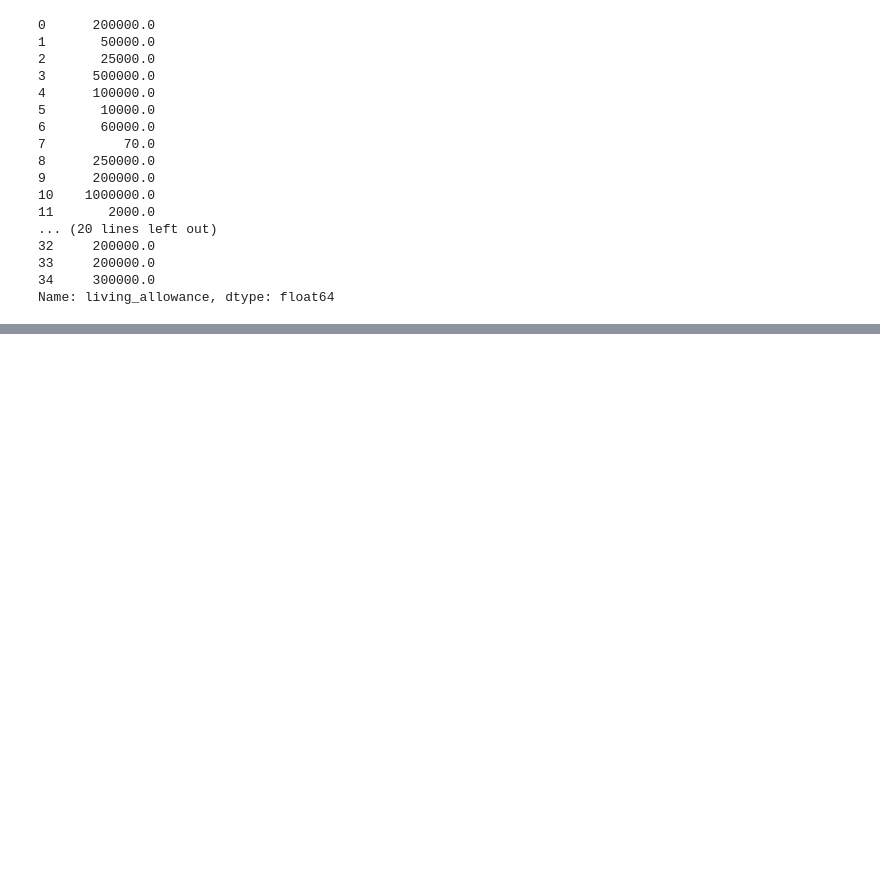
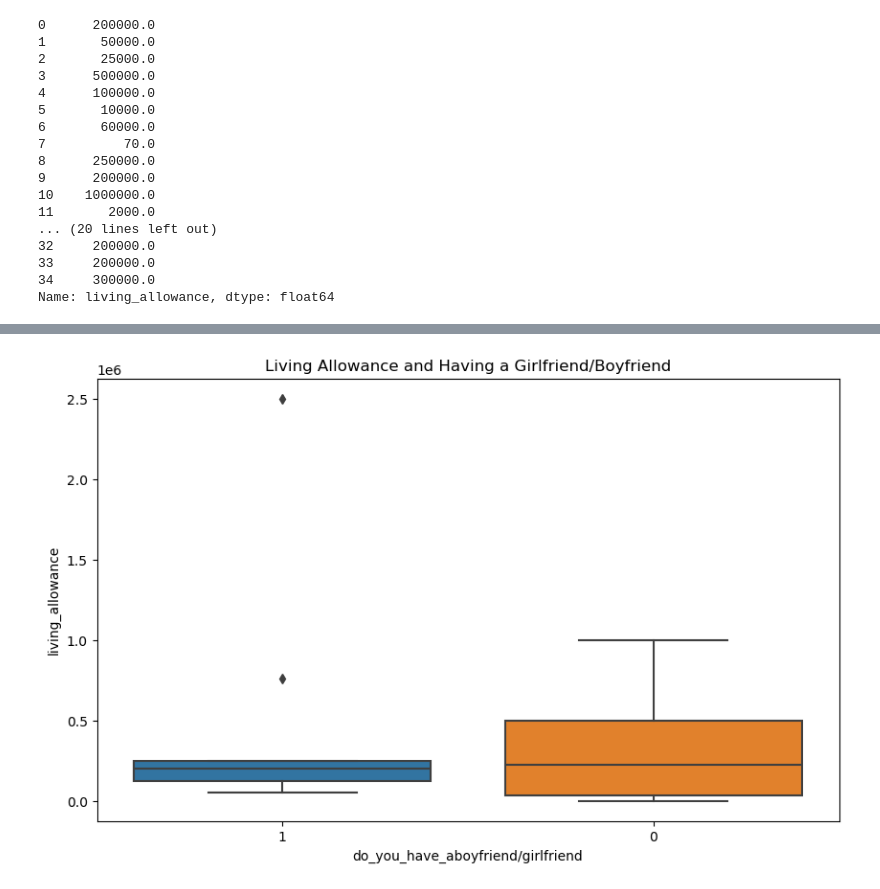
Before and after one commit to Liven-Allan/Lutalo_Allan_22-U-3330-PS, a Jupyter notebook: Python/Day8_Morning/lutalo_allan_day8c.ipynb, the cells around one changed output, grey strips where cells are left out. Saved outputs shown, nothing was run; the diff lists cells and outputs as text; code cells hidden in the pictures; blank space fills up the shorter version.

```diff
--- a/Python/Day8_Morning/lutalo_allan_day8c.ipynb
+++ b/Python/Day8_Morning/lutalo_allan_day8c.ipynb
@@ -139,0 +160,8 @@ NameError: name 'plt' is not defined
+# %%
+# Relationship between living allowance and having a girlfriend or boyfriend
+plt.figure(figsize=(10, 6))
+sns.boxplot(x='do_you_have_aboyfriend/girlfriend', y='living_allowance', data=df)
+plt.title('Living Allowance and Having a Girlfriend/Boyfriend')
+plt.show()
+# %% [output]
+[figure, added]
```
Also changed, not shown: parts of 12 cells of this notebook.
